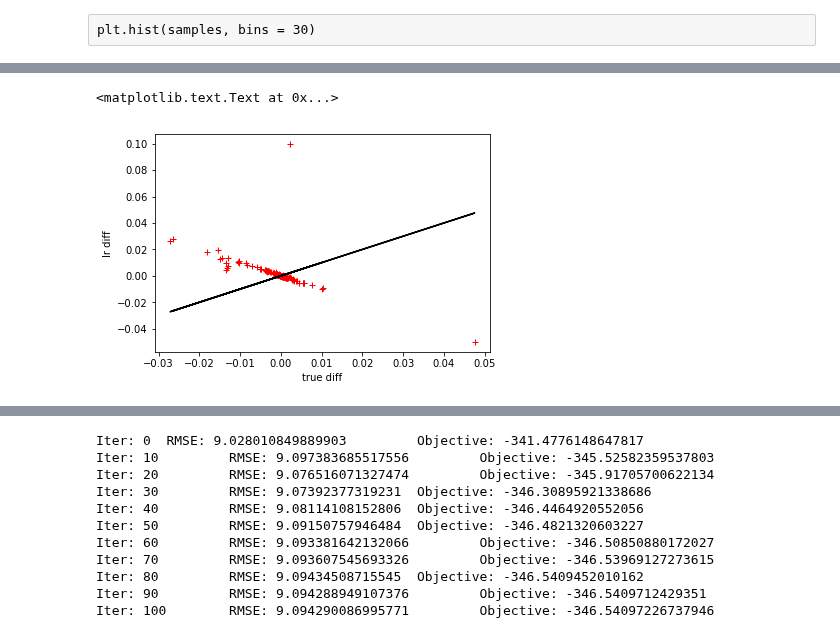
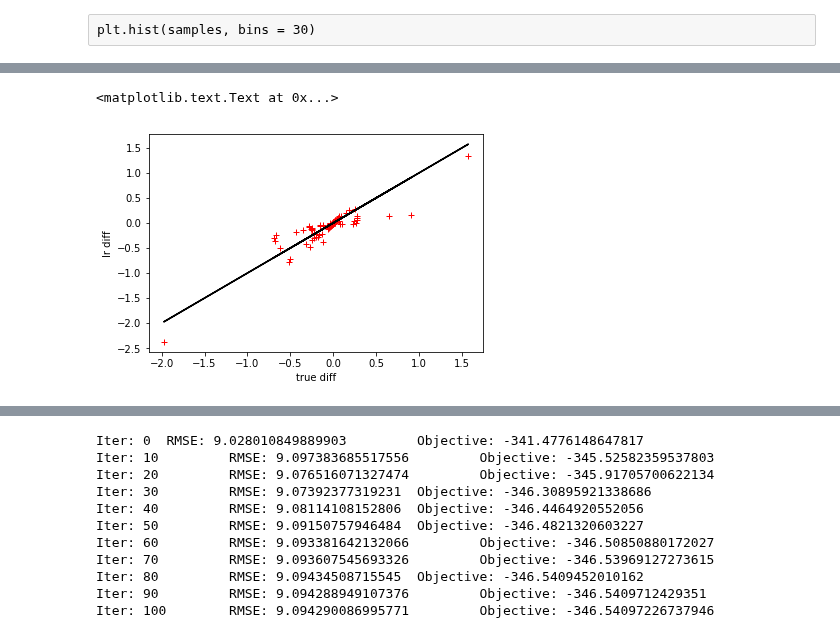
Before and after one commit to mijordan3/BNP_sensitivity, a Jupyter notebook: GMM_clustering/jupyter/clustering_iris_lucky_restart_functional_sensitivity_worst_case.ipynb, the cells around one changed output, grey strips where cells are left out. Cells and saved outputs as stored; diff of their text form; code cells hidden in the pictures.

```diff
--- a/GMM_clustering/jupyter/clustering_iris_lucky_restart_functional_sensitivity_worst_case.ipynb
+++ b/GMM_clustering/jupyter/clustering_iris_lucky_restart_functional_sensitivity_worst_case.ipynb
@@ -555,9 +555,9 @@ worst_case_fun_sens_mat_pos = np.zeros((len(best_param), k_approx - 1))
 worst_case_fun_sens_mat_neg = np.zeros((len(best_param), k_approx - 1))
 for k in range(k_approx - 1):
     worst_case_fun_sens_mat_pos[:, k] = \
-        linear_sens.get_functional_sensitivity(lambda x : np.abs(worst_case_pos_interp.eval_interp_fun(x)), k)
+        linear_sens.get_functional_sensitivity(lambda x : np.max(worst_case_pos_interp.eval_interp_fun(x), 0), k)
     worst_case_fun_sens_mat_neg[:, k] = \
-        linear_sens.get_functional_sensitivity(lambda x : np.abs(worst_case_neg_interp.eval_interp_fun(x)), k)
+        linear_sens.get_functional_sensitivity(lambda x : np.max(worst_case_neg_interp.eval_interp_fun(x), 0), k)
 # %% [raw]
 np.max(np.abs(worst_case_fun_sens_mat_pos - worst_case_fun_sens_mat_pos_))
 # %% [raw]
@@ -616,7 +616,7 @@ model_worst_case_pos_pert = gmm_utils.DPGaussianMixture(
     model.y, model.k_approx, model.prior_params, gh_deg = 8, \
     use_bnp_prior = model.vb_params.use_bnp_prior, \
     use_logitnormal_sticks = model.vb_params.use_logitnormal_sticks, \
-    u = lambda x : np.abs(worst_case_pos_interp.eval_interp_fun(x)) * epsilon)
+    u = lambda x : np.max(worst_case_pos_interp.eval_interp_fun(x), 0) * epsilon)
 
 pos_pert_worst_case_opt_free_param = \
     model_worst_case_pos_pert.optimize_full(best_param, init_max_iter=100, final_max_iter=500)[0]
@@ -625,15 +641,15 @@ AssertionError:
 # %%
-lr_free_param_diff_vec = np.matmul(worst_case_fun_sens_mat_pos_, epsilon * np.ones(k_approx - 1))
+lr_free_param_diff_vec = np.matmul(worst_case_fun_sens_mat_pos, epsilon * np.ones(k_approx - 1))
 
 diff_vec = pos_pert_worst_case_opt_free_param - best_param
 lr_diff_vec = deepcopy(lr_free_param_diff_vec)
 plt.plot(diff_vec, lr_diff_vec, 'r+')
 plt.plot(diff_vec, diff_vec, 'k')
 plt.xlabel('true diff')
 plt.ylabel('lr diff')
 # %% [output]
 <matplotlib.text.Text at 0x...>
-[figure, old version]
+[figure, new version]
 # %%
 get_e_number_clusters_from_free_par(model, best_param)
 # %% [output]
```
Also changed, not shown: parts of 4 cells of this notebook, 2 other files.
